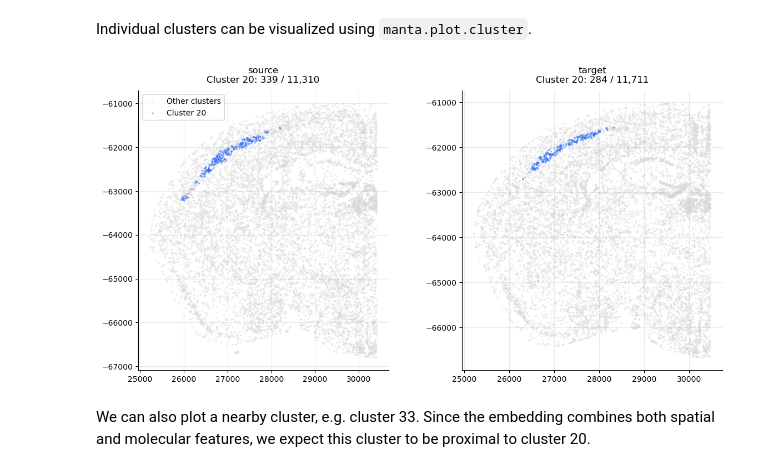
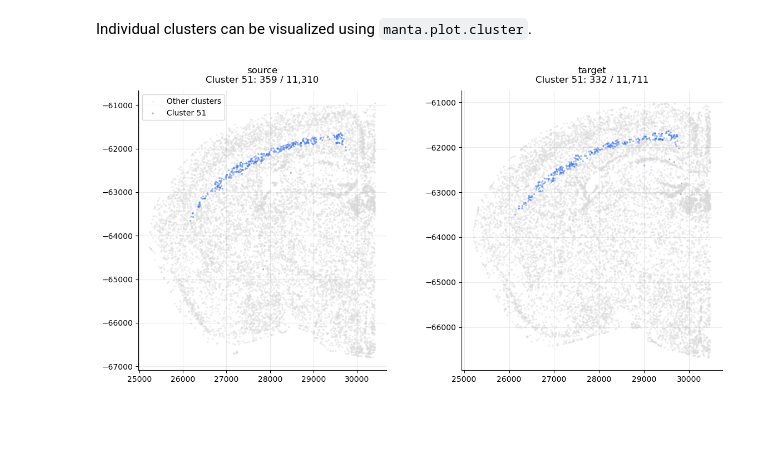
Before and after one commit to PolyRocketMatt/MANTA, a Jupyter notebook: notebooks/embedding.ipynb, the cells around one changed output. Cells and saved outputs as stored; diff of their text form; code cells hidden in the pictures; blank space fills up the shorter version.

Commit message:
Update embedding notebook

```diff
--- a/notebooks/embedding.ipynb
+++ b/notebooks/embedding.ipynb
@@ -129,16 +129,13 @@ Individual clusters can be visualized using `manta.plot.cluster`.
 # %%
 manta.plot.cluster(
     adatas=adatas,
-    clusterId=20,
-
+    clusterId=51,
     labels=["source", "target"],
 
     figsize_per_panel=(6,6),
     alpha=0.45,
     marker_size=6,
     equal_aspect=True
 )
 # %% [output]
-[figure, old version]
+[figure, new version]
-# %% [markdown]
-We can also plot a nearby cluster, e.g. cluster 33. Since the embedding combines both spatial and molecular features, we expect this cluster to be proximal to cluster 20.
```
Also changed, not shown: parts of 4 cells of this notebook, 1 other file.
